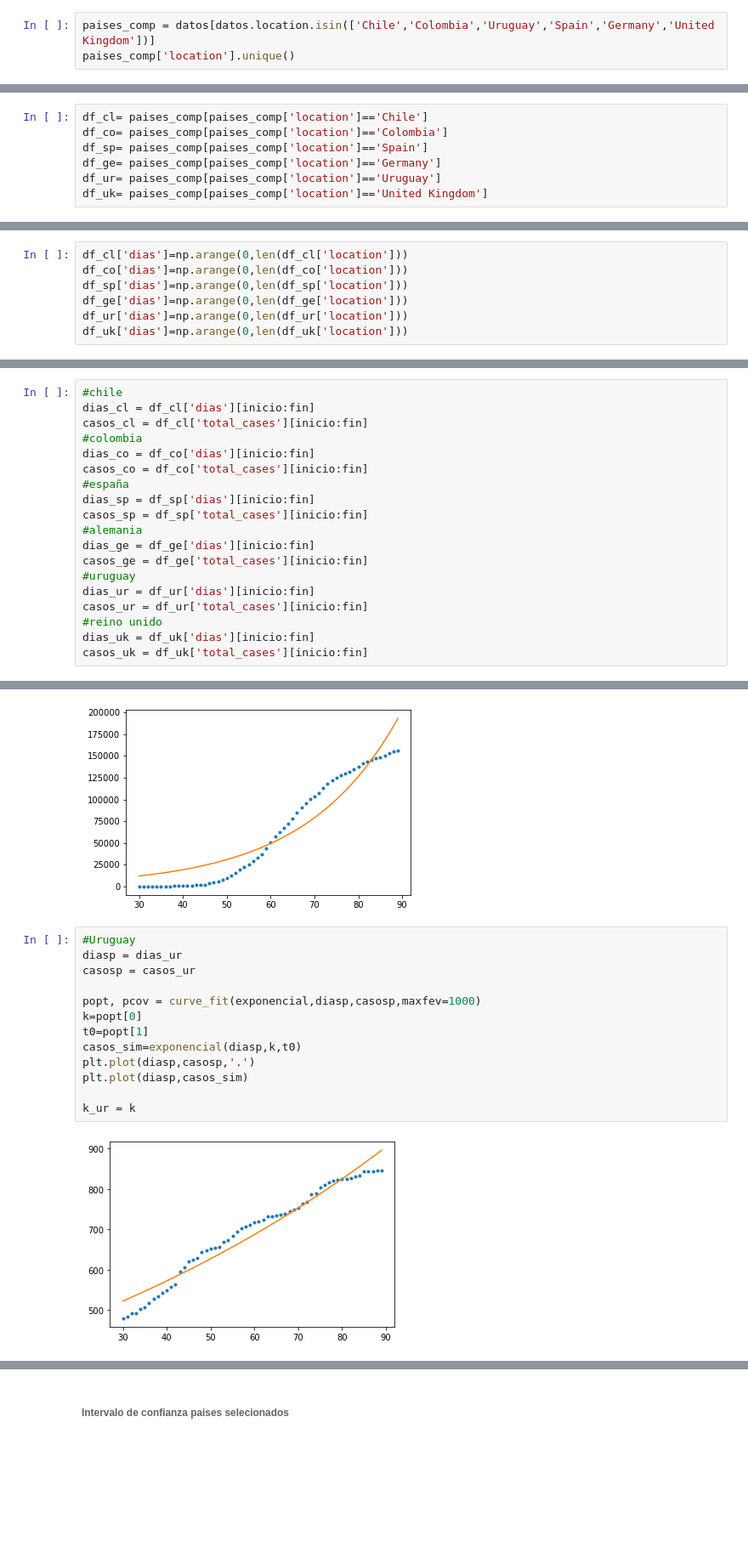
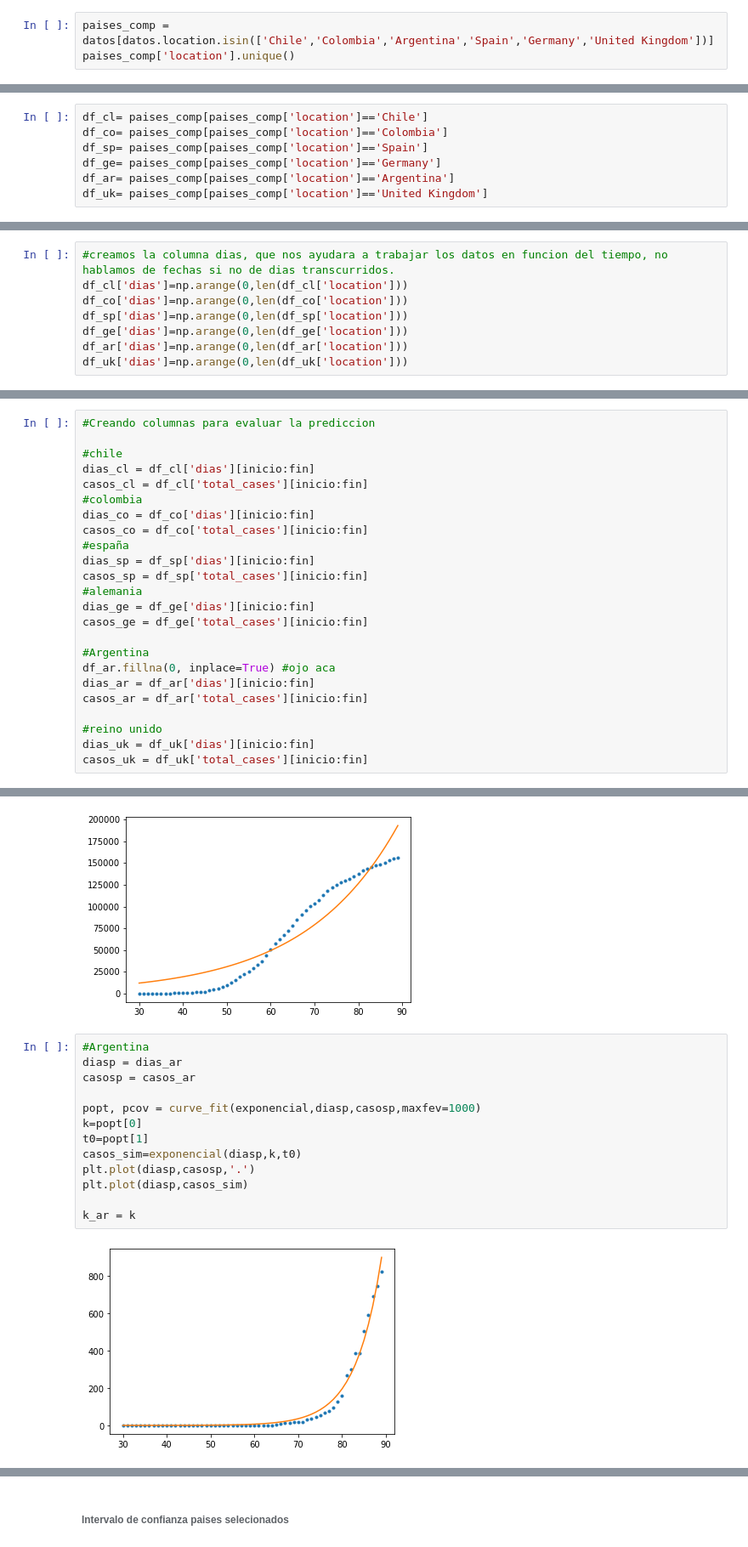
Before and after one commit to leobrandoon/proyectofinal_covid19_LeoGonzalez, a Jupyter notebook: covid19_lego.ipynb, the cells around one changed output, grey strips where cells are left out. Shown at 85% size. Cells and saved outputs as stored; diff of their text form; blank space fills up the shorter version.

```diff
--- a/covid19_lego.ipynb
+++ b/covid19_lego.ipynb
@@ -48,4 +55,4 @@ print(sorted(lista_pais))
 # %%
-paises_comp = datos[datos.location.isin(['Chile','Colombia','Uruguay','Spain','Germany','United Kingdom'])]
+paises_comp = datos[datos.location.isin(['Chile','Colombia','Argentina','Spain','Germany','United Kingdom'])]
 paises_comp['location'].unique()
 # %% [output]
@@ -77,5 +114,5 @@ df_cl= paises_comp[paises_comp['location']=='Chile']
 df_co= paises_comp[paises_comp['location']=='Colombia']
 df_sp= paises_comp[paises_comp['location']=='Spain']
 df_ge= paises_comp[paises_comp['location']=='Germany']
-df_ur= paises_comp[paises_comp['location']=='Uruguay']
+df_ar= paises_comp[paises_comp['location']=='Argentina']
 df_uk= paises_comp[paises_comp['location']=='United Kingdom']
@@ -82,9 +121,10 @@ df_uk= paises_comp[paises_comp['location']=='United Kingdom']
 # %%
+#creamos la columna dias, que nos ayudara a trabajar los datos en funcion del tiempo, no hablamos de fechas si no de dias transcurridos.
 df_cl['dias']=np.arange(0,len(df_cl['location']))
 df_co['dias']=np.arange(0,len(df_co['location']))
 df_sp['dias']=np.arange(0,len(df_sp['location']))
 df_ge['dias']=np.arange(0,len(df_ge['location']))
-df_ur['dias']=np.arange(0,len(df_ur['location']))
+df_ar['dias']=np.arange(0,len(df_ar['location']))
 df_uk['dias']=np.arange(0,len(df_uk['location']))
 # %% [output]
 A value is trying to be set on a copy of a slice from a DataFrame.
@@ -182,6 +234,8 @@ def exponencial(t,k,t0):
   C=np.exp(k*(t-t0))
   return C
 # %%
+#Creando columnas para evaluar la prediccion
+
 #chile
 dias_cl = df_cl['dias'][inicio:fin]
 casos_cl = df_cl['total_cases'][inicio:fin]
@@ -194,9 +248,12 @@ casos_sp = df_sp['total_cases'][inicio:fin]
 #alemania
 dias_ge = df_ge['dias'][inicio:fin]
 casos_ge = df_ge['total_cases'][inicio:fin]
-#uruguay
-dias_ur = df_ur['dias'][inicio:fin]
-casos_ur = df_ur['total_cases'][inicio:fin]
+
+#Argentina
+df_ar.fillna(0, inplace=True) #ojo aca
+dias_ar = df_ar['dias'][inicio:fin]
+casos_ar = df_ar['total_cases'][inicio:fin]
+
 #reino unido
 dias_uk = df_uk['dias'][inicio:fin]
 casos_uk = df_uk['total_cases'][inicio:fin]
@@ -261,20 +322,20 @@ k_ge = k
 # %% [output]
 [figure]
 # %%
-#Uruguay
-diasp = dias_ur
-casosp = casos_ur
+#Argentina
+diasp = dias_ar
+casosp = casos_ar
 
 popt, pcov = curve_fit(exponencial,diasp,casosp,maxfev=1000)
 k=popt[0]
 t0=popt[1]
 casos_sim=exponencial(diasp,k,t0)
 plt.plot(diasp,casosp,'.')
 plt.plot(diasp,casos_sim)
 
-k_ur = k
+k_ar = k
 # %% [output]
-[figure, old version]
+[figure, new version]
 # %%
 #Reino Unido
 diasp = dias_uk
```
Also changed, not shown: parts of 50 cells of this notebook.
